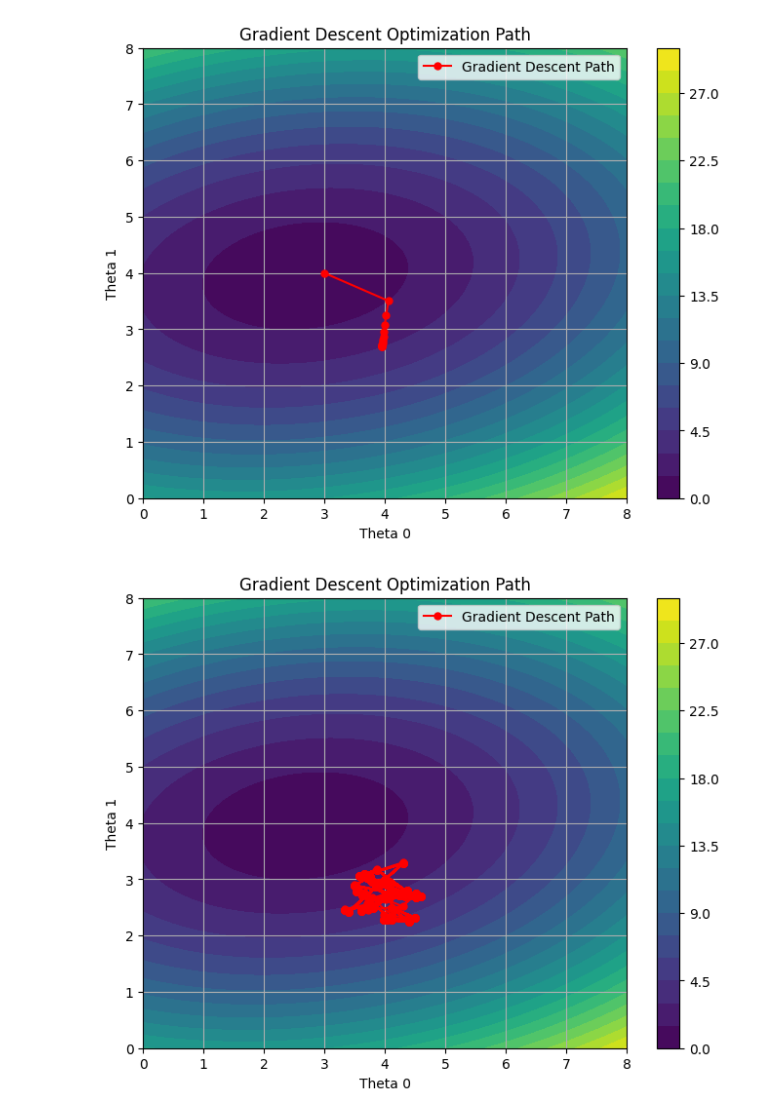
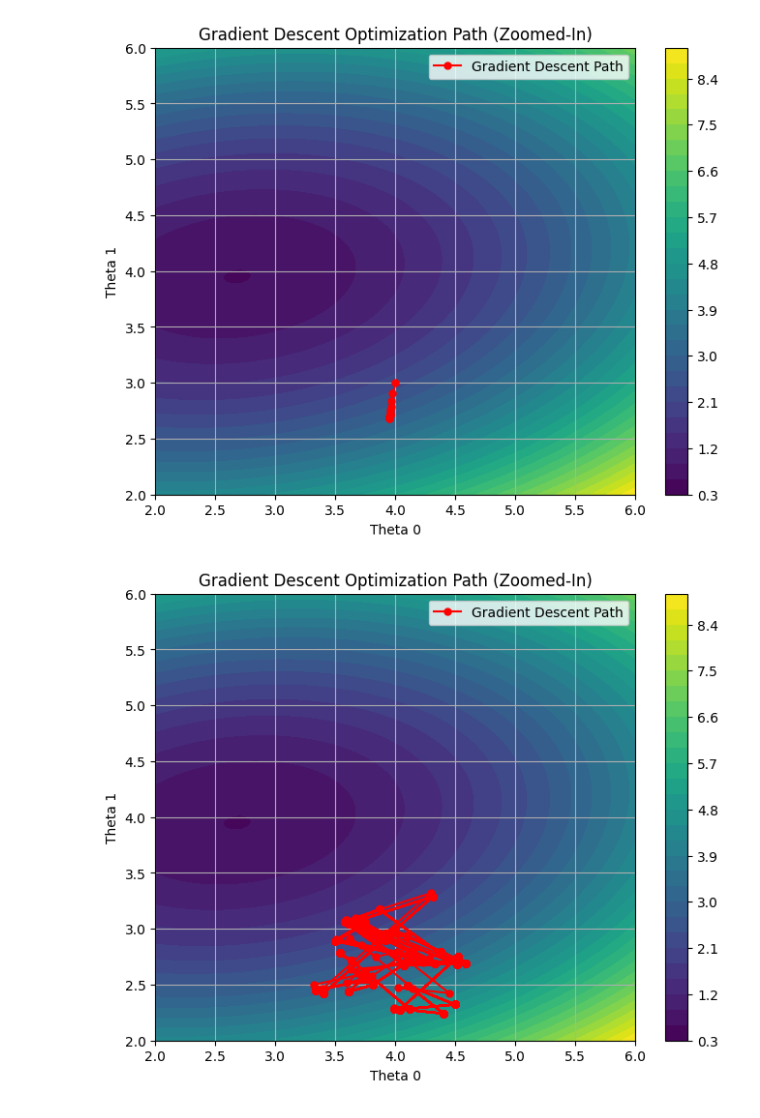
Before and after one commit to Arjun-BD/ES335-MLAssignment2, a Jupyter notebook: task1.ipynb, the cells around one changed output. Saved outputs shown, nothing was run; the diff lists cells and outputs as text; code cells hidden in the pictures.

```diff
--- a/task1.ipynb
+++ b/task1.ipynb
@@ -169,60 +176,60 @@ epsilon = 0.001
 batch_size = 5
 beta = 0.9
 theta = torch.randint(2,10,(2,),dtype = torch.float32,requires_grad = True)
-theta_evolution_tgd,eps_count_tgd,loss_tgd = true_gradient_descent(X,y,theta,learning_rate,epsilon,max_epochs)
+theta_evolution_tgd,eps_count_tgd,loss_tgd = true_gradient_descent(X,y,theta.clone().detach().requires_grad_(True),learning_rate,epsilon,max_epochs)
 learning_rate = 0.2
-theta_evolution_sgd,eps_count_sgd,loss_sgd = stochastic_gradient_descent(X,y,theta,learning_rate,epsilon,max_epochs,num_samples)
+theta_evolution_sgd,eps_count_sgd,loss_sgd = stochastic_gradient_descent(X,y,theta.clone().detach().requires_grad_(True),learning_rate,epsilon,max_epochs,num_samples)
+
+theta_evolution_mbgd,eps_count_mbgd,loss_mbgd =mini_batch_gradient_descent(X,y,theta.clone().detach().requires_grad_(True),learning_rate,epsilon,max_epochs,num_samples,batch_size)
 learning_rate = 0.5
-theta_evolution_mbgd,eps_count_mbgd,loss_mbgd =mini_batch_gradient_descent(X,y,theta,learning_rate,epsilon,max_epochs,num_samples,batch_size)
-theta_evolution_gdm,eps_count_gdm,loss_gdm  =gradient_descent_with_momentum(X, y, theta, learning_rate, epsilon, max_epochs, beta)
+theta_evolution_gdm,eps_count_gdm,loss_gdm  =gradient_descent_with_momentum(X, y, theta.clone().detach().requires_grad_(True), learning_rate, epsilon, max_epochs, beta)
+# %%
+max_epochs = 15
+theta_evolution_gdm,eps_count_gdm,loss_gdm  =gradient_descent_with_momentum(X, y, theta.clone().detach().requires_grad_(True), learning_rate, epsilon, max_epochs, beta)
 # %%
-import matplotlib.pyplot as plt
-import numpy as np
-import torch
+def simple_contour_with_gd_zoomed(X, y, theta_evolution, loss_func, zoom_range=(2, 6), num_points=200):
+    # Create a zoomed-in grid of values for theta
+    theta0_vals = np.linspace(zoom_range[0], zoom_range[1], num_points)  # Zoomed-in range
+    theta1_vals = np.linspace(zoom_range[0], zoom_range[1], num_points)
 
-def simple_contour_with_gd(X, y, theta_evolution, loss_func):
-    # Create a grid of values for theta
-    theta0_vals = np.linspace(0, 8, 200)  # Increased resolution of grid
-    theta1_vals = np.linspace(0, 8, 200)
-
-    # Compute the loss for each combination of theta values
+    # Compute the loss for each combination of theta values, using the noisy data
     Z = np.zeros((len(theta0_vals), len(theta1_vals)))
     for i, theta0 in enumerate(theta0_vals):
         for j, theta1 in enumerate(theta1_vals):
             theta_grid = torch.tensor([theta0, theta1], dtype=torch.float32)
             Z[i, j] = loss_func(theta_grid, X, y).item()
 
     # Set up the contour plot
     fig, ax = plt.subplots(figsize=(8, 6))
     T0, T1 = np.meshgrid(theta0_vals, theta1_vals)
 
     # Adjust contour levels based on the range of values in Z for better visualization
-    contour = ax.contourf(T0, T1, Z, levels=20, cmap="viridis")
+    contour = ax.contourf(T0, T1, Z, levels=30, cmap="viridis")  # More levels for precision
     plt.colorbar(contour)
 
     # Ensure theta_evolution is a NumPy array (from list of tensors)
     theta_evolution_np = np.array([theta.detach().numpy() for theta in theta_evolution])
 
     # Plot the path of gradient descent
     ax.plot(theta_evolution_np[:, 0], theta_evolution_np[:, 1], 'r-o', label="Gradient Descent Path", markersize=5)
 
     ax.set_xlabel('Theta 0')
     ax.set_ylabel('Theta 1')
-    ax.set_title('Gradient Descent Optimization Path')
+    ax.set_title('Gradient Descent Optimization Path (Zoomed-In)')
     plt.legend()
     plt.grid(True)
     plt.show()
 
-# Loss function for gradient descent
+# Loss function remains the same, based on noisy data
 def loss_func(theta, X, y):
     y_pred = torch.matmul(X, theta)
     return torch.mean((y_pred - y)**2)
 
-# Call the function with your data
-simple_contour_with_gd(X, y, theta_evolution_tgd, loss_func)
-simple_contour_with_gd(X, y, theta_evolution_sgd, loss_func)
-simple_contour_with_gd(X, y, theta_evolution_mbgd, loss_func)
-simple_contour_with_gd(X, y, theta_evolution_gdm, loss_func)
+# Call the function with a zoomed-in range around the region of interest (e.g., around [2,6])
+simple_contour_with_gd_zoomed(X, y, theta_evolution_tgd, loss_func, zoom_range=(2, 6))
+simple_contour_with_gd_zoomed(X, y, theta_evolution_sgd, loss_func, zoom_range=(2, 6))
+simple_contour_with_gd_zoomed(X, y, theta_evolution_mbgd, loss_func, zoom_range=(2, 6))
+simple_contour_with_gd_zoomed(X, y, theta_evolution_gdm, loss_func, zoom_range=(2, 6))
 # %% [output]
-[figure, old version]
+[figure, new version]
-[figure, old version]
+[figure, new version]
```
Also changed, not shown: parts of 4 cells of this notebook, 1 other file.
